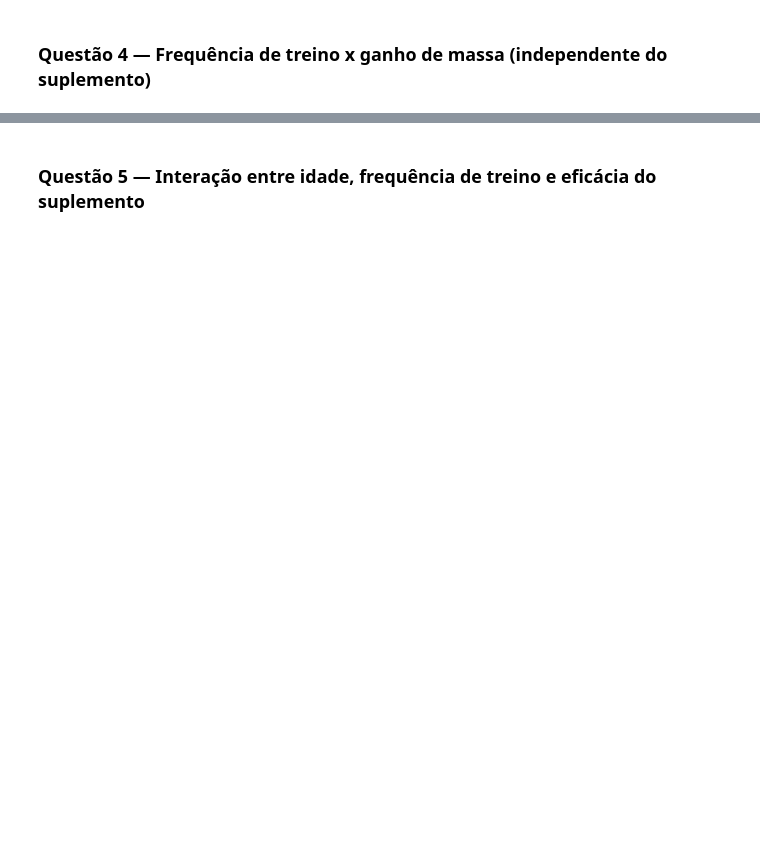
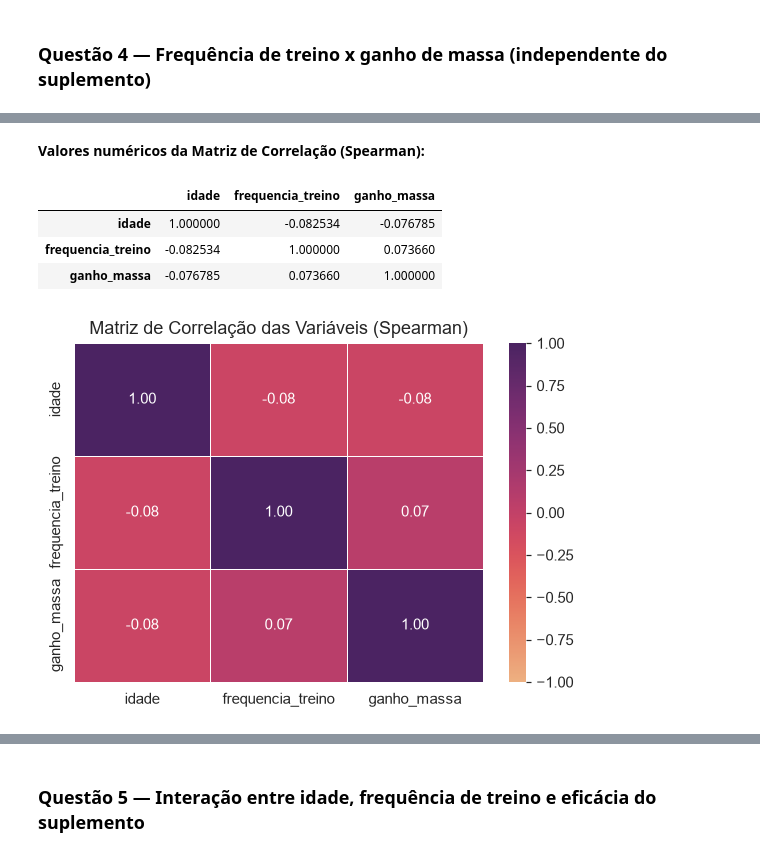
Before and after one commit to Squad-Nina-da-Hora/wmc-desafio-suplementos, a Jupyter notebook: analise.ipynb, the cells around one changed output, grey strips where cells are left out. Drawn from its saved outputs; the diff is of its cells as text; code cells hidden in the pictures; blank space fills up the shorter version.

Commit message:
feat: atualiza questoes 3 e 4 com graficos e analises refeitas

```diff
--- a/analise.ipynb
+++ b/analise.ipynb
@@ -448,14 +576,24 @@ plt.show()
 # %%
-# Selecionando as colunas numéricas que importam para a sua análise
+# Selecionando as colunas numéricas importantes
 colunas_analise = ["idade", "frequencia_treino", "ganho_massa"]
-matriz_correlacao = df[colunas_analise].corr()
 
-# Mostrando os coeficientes numéricos na tela
-display(Markdown("**Valores numéricos da Matriz de Correlação:**"))
+# Calculando a correlação de Spearman
+matriz_correlacao = df[colunas_analise].corr(method="spearman")
+
+# Mostrando os coeficientes na tela
+display(Markdown("**Valores numéricos da Matriz de Correlação (Spearman):**"))
 display(matriz_correlacao)
 
 # Plotando o Heatmap (Mapa de calor)
 plt.figure(figsize=(6, 4))
-sns.heatmap(matriz_correlacao, annot=True, cmap="coolwarm", fmt=".2f", vmin=-1, vmax=1, linewidths=0.5)
-plt.title("Matriz de Correlação das Variáveis")
+sns.heatmap(matriz_correlacao, annot=True, cmap="flare", fmt=".2f", vmin=-1, vmax=1, linewidths=0.5)
+
+plt.title("Matriz de Correlação das Variáveis (Spearman)")
 plt.show()
+# %% [output]
+**Valores numéricos da Matriz de Correlação (Spearman):**
+|  | idade | frequencia_treino | ganho_massa |
+| idade | 1.000000 | -0.082534 | -0.076785 |
+| frequencia_treino | -0.082534 | 1.000000 | 0.073660 |
+| ganho_massa | -0.076785 | 0.073660 | 1.000000 |
+[figure, added]
```
Also changed, not shown: parts of 32 cells of this notebook.
